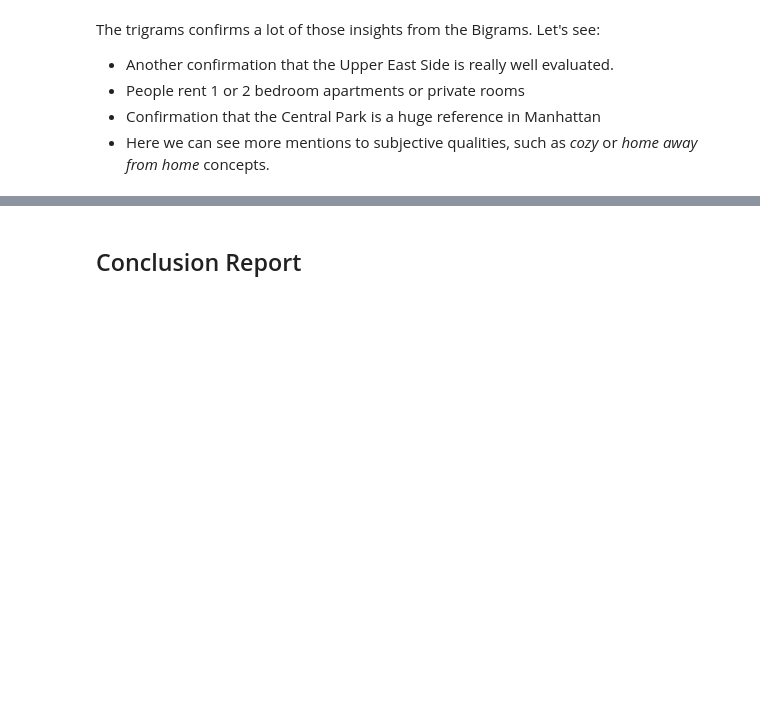
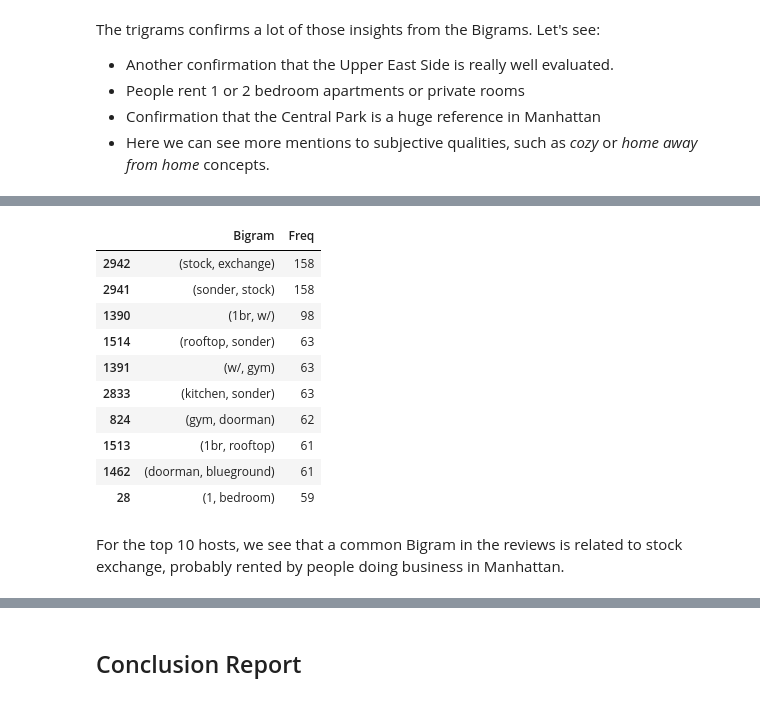
Before and after one commit to gurezende/NYC-Airbnb, a Jupyter notebook: New York Airbnb Dataset Viz.ipynb, the cells around one changed output, grey strips where cells are left out. Cells and saved outputs as stored; diff of their text form; code cells hidden in the pictures; blank space fills up the shorter version.

```diff
--- a/New York Airbnb Dataset Viz.ipynb
+++ b/New York Airbnb Dataset Viz.ipynb
@@ -498,0 +525,32 @@ The trigrams confirms a lot of those insights from the Bigrams. Let's see:
+# %%
+# Remove stopwords
+from nltk.corpus import stopwords
+stopwords = set(stopwords.words('english'))
+tokens10_clean = [word for word in tokens10_no_punctuation if word not in stopwords]
+# %%
+# Getting the Bigrams
+buscaBigramas10 = nltk.collocations.BigramCollocationFinder.from_words(tokens10_clean)
+# %%
+# Counting the frequence
+bigrama_freq10 = buscaBigramas10.ngram_fd.items()
+# %%
+# Putting in a dataframe
+FreqBigramas10 = pd.DataFrame(list(bigrama_freq10),
+                               columns = ['Bigram', 'Freq']).sort_values(by = 'Freq', ascending = False)
+# %%
+# Visualize the result
+FreqBigramas10.head(10)
+# %% [output]
+|  | Bigram | Freq |
+| 2942 | (stock, exchange) | 158 |
+| 2941 | (sonder, stock) | 158 |
+| 1390 | (1br, w/) | 98 |
+| 1514 | (rooftop, sonder) | 63 |
+| 1391 | (w/, gym) | 63 |
+| 2833 | (kitchen, sonder) | 63 |
+| 824 | (gym, doorman) | 62 |
+| 1513 | (1br, rooftop) | 61 |
+| 1462 | (doorman, blueground) | 61 |
+| 28 | (1, bedroom) | 59 |
+# %% [markdown]
+For the top 10 hosts, we see that a common Bigram in the reviews is related to stock exchange, probably rented by people doing business in Manhattan.
```
Also changed, not shown: parts of 10 cells of this notebook.
